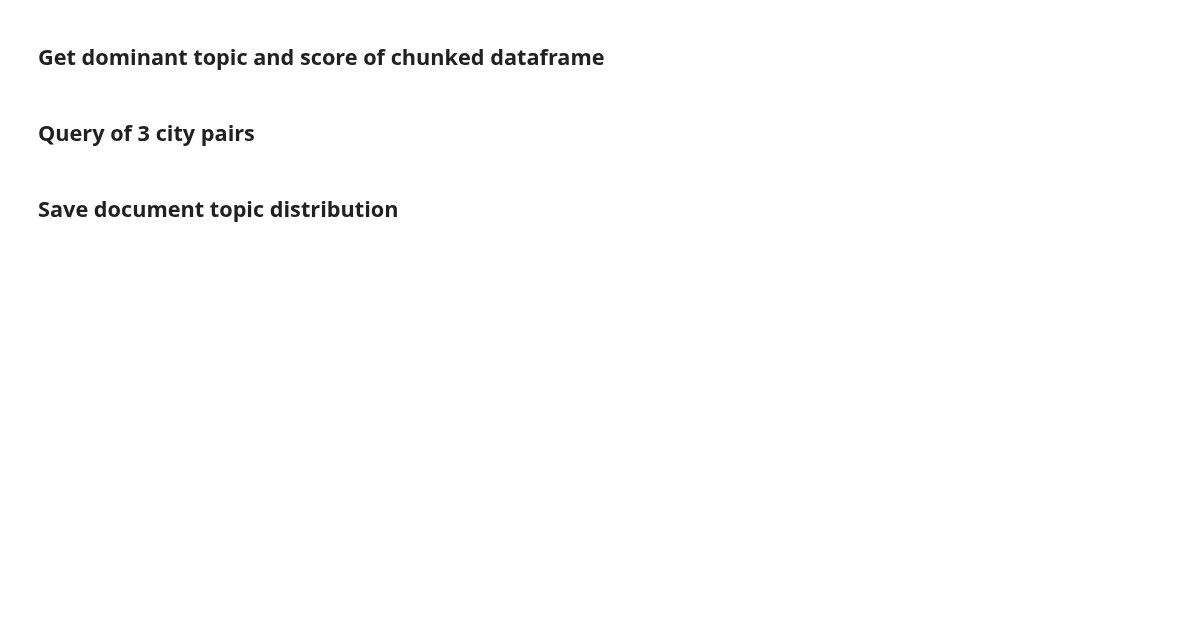
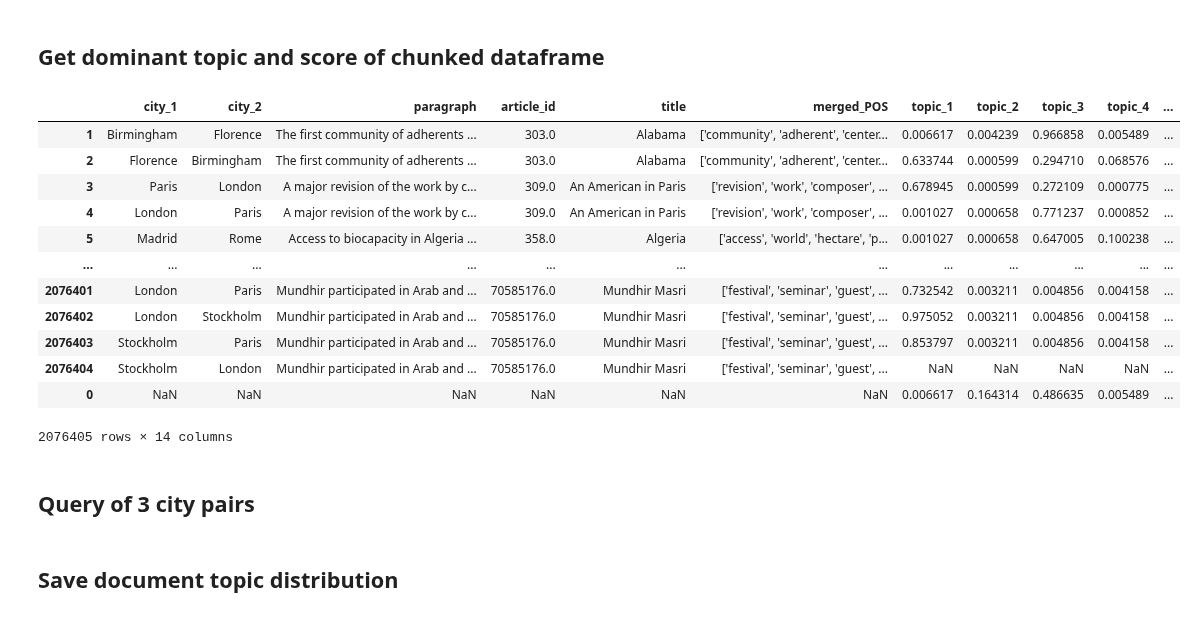
Before and after one commit to seriousdeejay/citynet, a Jupyter notebook: src/analyses/Diederik_Clean/2 Topic Modeling - Paragraphs.ipynb, the cells around one changed output. Drawn from its saved outputs; the diff is of its cells as text; code cells hidden in the pictures; blank space fills up the shorter version.

```diff
--- a/src/analyses/Diederik_Clean/2 Topic Modeling - Paragraphs.ipynb
+++ b/src/analyses/Diederik_Clean/2 Topic Modeling - Paragraphs.ipynb
@@ -281,7 +589,21 @@ final_df = pd.concat(chunked_dataframe,axis=0)
 final_df_renamed_cols = final_df.rename(columns = { 'idxmax': 'lda_dominant',
                                         'max': 'lda_dominant_score'}, inplace = False)
 # %%
-final_df_renamed_cols.head(2)
+final_df_renamed_cols
+# %% [output]
+|  | city_1 | city_2 | paragraph | article_id | title | merged_POS | topic_1 | topic_2 | topic_3 | topic_4 | ... |
+| 1 | Birmingham | Florence | The first community of adherents ... | 303.0 | Alabama | ['community', 'adherent', 'center... | 0.006617 | 0.004239 | 0.966858 | 0.005489 | ... |
+| 2 | Florence | Birmingham | The first community of adherents ... | 303.0 | Alabama | ['community', 'adherent', 'center... | 0.633744 | 0.000599 | 0.294710 | 0.068576 | ... |
+| 3 | Paris | London | A major revision of the work by c... | 309.0 | An American in Paris | ['revision', 'work', 'composer', ... | 0.678945 | 0.000599 | 0.272109 | 0.000775 | ... |
+| 4 | London | Paris | A major revision of the work by c... | 309.0 | An American in Paris | ['revision', 'work', 'composer', ... | 0.001027 | 0.000658 | 0.771237 | 0.000852 | ... |
+| 5 | Madrid | Rome | Access to biocapacity in Algeria ... | 358.0 | Algeria | ['access', 'world', 'hectare', 'p... | 0.001027 | 0.000658 | 0.647005 | 0.100238 | ... |
+| ... | ... | ... | ... | ... | ... | ... | ... | ... | ... | ... | ... |
+| 2076401 | London | Paris | Mundhir participated in Arab and ... | 70585176.0 | Mundhir Masri | ['festival', 'seminar', 'guest', ... | 0.732542 | 0.003211 | 0.004856 | 0.004158 | ... |
+| 2076402 | London | Stockholm | Mundhir participated in Arab and ... | 70585176.0 | Mundhir Masri | ['festival', 'seminar', 'guest', ... | 0.975052 | 0.003211 | 0.004856 | 0.004158 | ... |
+| 2076403 | Stockholm | Paris | Mundhir participated in Arab and ... | 70585176.0 | Mundhir Masri | ['festival', 'seminar', 'guest', ... | 0.853797 | 0.003211 | 0.004856 | 0.004158 | ... |
+| 2076404 | Stockholm | London | Mundhir participated in Arab and ... | 70585176.0 | Mundhir Masri | ['festival', 'seminar', 'guest', ... | NaN | NaN | NaN | NaN | ... |
+| 0 | NaN | NaN | NaN | NaN | NaN | NaN | 0.006617 | 0.164314 | 0.486635 | 0.005489 | ... |
+2076405 rows × 14 columns
 # %% [markdown]
 ## Query of 3 city pairs
 # %%
```
Also changed, not shown: parts of 37 cells of this notebook, 2 other files.
